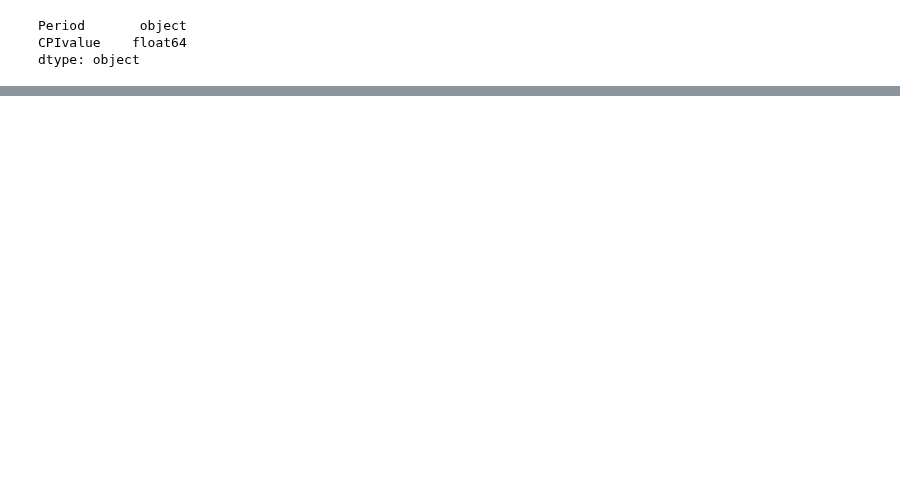
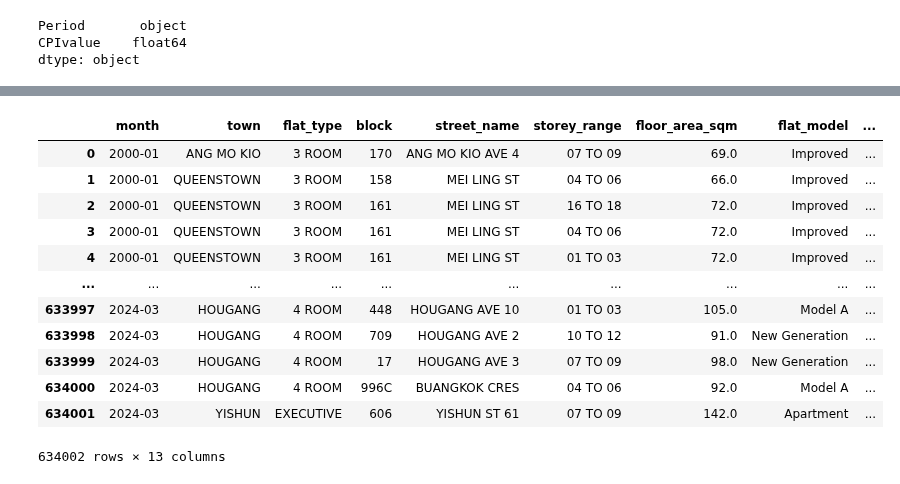
Before and after one commit to KuroInit/HDB-Resale-Price-Predict, a Jupyter notebook: data_prep.ipynb, the cells around one changed output, grey strips where cells are left out. Saved outputs shown, nothing was run; the diff lists cells and outputs as text; code cells hidden in the pictures; blank space fills up the shorter version.

```diff
--- a/data_prep.ipynb
+++ b/data_prep.ipynb
@@ -79,0 +90,16 @@ AttributeError: 'DataFrame' object has no attribute 'append'
+# %%
+AccomsCPI
+merged_data = pd.merge(sorted_combined_data, AccomsCPI, left_on='month', right_on='Period', how='left')
+merged_data['AdjustmentValue'].fillna(1, inplace=True)
+merged_data['resale_price_adjusted'] = merged_data['resale_price'] * merged_data['AdjustmentValue']
+merged_data.drop(['Period', 'CPIvalue'], axis=1, inplace=True)
+merged_data['years'] = merged_data['remaining_lease'].str.extract(r'(\d+) years').astype(float)
+merged_data['months'] = merged_data['remaining_lease'].str.extract(r'(\d+) months').astype(float)
+merged_data['remaining_lease'] = merged_data['years'] + merged_data['months'] / 12
+merged_data = merged_data.drop(['years', 'months'], axis=1)
+merged_data['lower_storey'] = merged_data['storey_range'].str.extract(r'(\d+) TO (\d+)').astype(float).iloc[:,0]
+merged_data['upper_storey'] = merged_data['storey_range'].str.extract(r'(\d+) TO (\d+)').astype(float).iloc[:,1]
+merged_data['average_storey'] = (merged_data['lower_storey'] + merged_data['upper_storey']) / 2
+merged_data = merged_data.drop(['lower_storey', 'upper_storey'], axis=1)
+
+merged_data.dtypes
@@ -79,0 +122,16 @@ AttributeError: 'DataFrame' object has no attribute 'append'
+# %%
+merged_data
+# %% [output]
+|  | month | town | flat_type | block | street_name | storey_range | floor_area_sqm | flat_model | ... |
+| 0 | 2000-01 | ANG MO KIO | 3 ROOM | 170 | ANG MO KIO AVE 4 | 07 TO 09 | 69.0 | Improved | ... |
+| 1 | 2000-01 | QUEENSTOWN | 3 ROOM | 158 | MEI LING ST | 04 TO 06 | 66.0 | Improved | ... |
+| 2 | 2000-01 | QUEENSTOWN | 3 ROOM | 161 | MEI LING ST | 16 TO 18 | 72.0 | Improved | ... |
+| 3 | 2000-01 | QUEENSTOWN | 3 ROOM | 161 | MEI LING ST | 04 TO 06 | 72.0 | Improved | ... |
+| 4 | 2000-01 | QUEENSTOWN | 3 ROOM | 161 | MEI LING ST | 01 TO 03 | 72.0 | Improved | ... |
+| ... | ... | ... | ... | ... | ... | ... | ... | ... | ... |
+| 633997 | 2024-03 | HOUGANG | 4 ROOM | 448 | HOUGANG AVE 10 | 01 TO 03 | 105.0 | Model A | ... |
+| 633998 | 2024-03 | HOUGANG | 4 ROOM | 709 | HOUGANG AVE 2 | 10 TO 12 | 91.0 | New Generation | ... |
+| 633999 | 2024-03 | HOUGANG | 4 ROOM | 17 | HOUGANG AVE 3 | 07 TO 09 | 98.0 | New Generation | ... |
+| 634000 | 2024-03 | HOUGANG | 4 ROOM | 996C | BUANGKOK CRES | 04 TO 06 | 92.0 | Model A | ... |
+| 634001 | 2024-03 | YISHUN | EXECUTIVE | 606 | YISHUN ST 61 | 07 TO 09 | 142.0 | Apartment | ... |
+634002 rows × 13 columns
```
Also changed, not shown: parts of 4 cells of this notebook.
